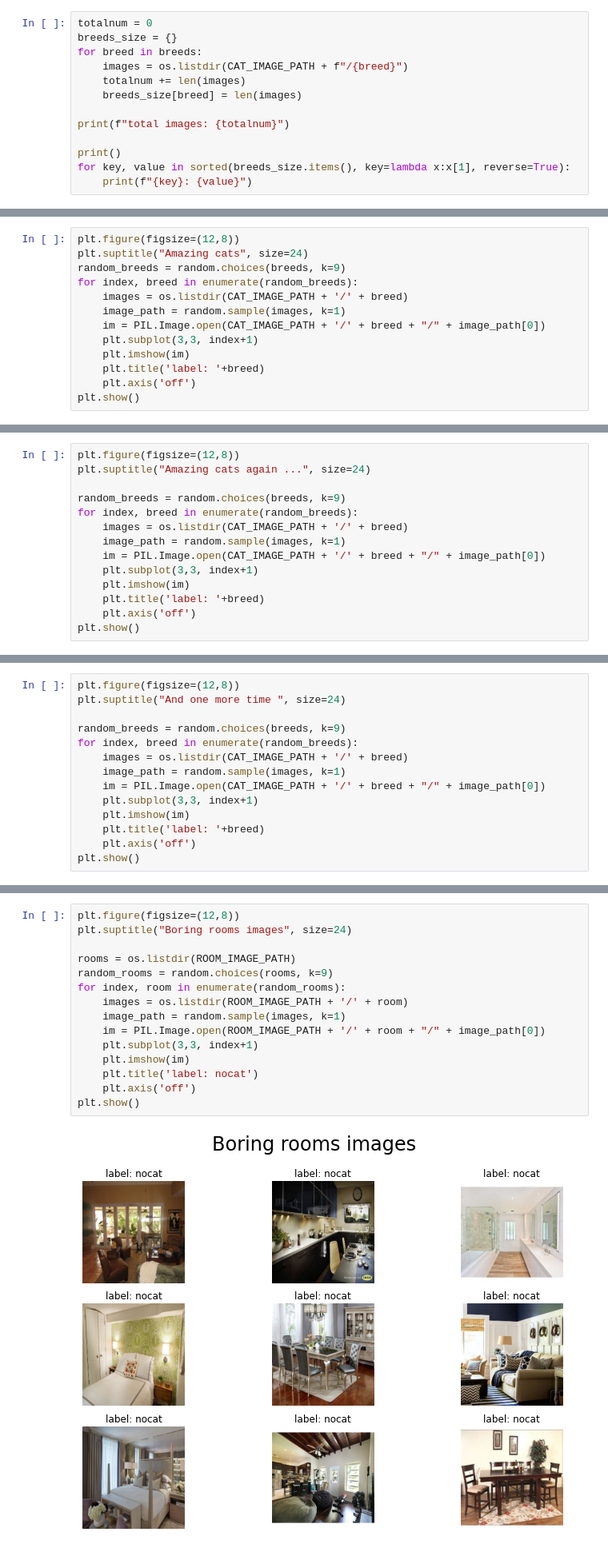
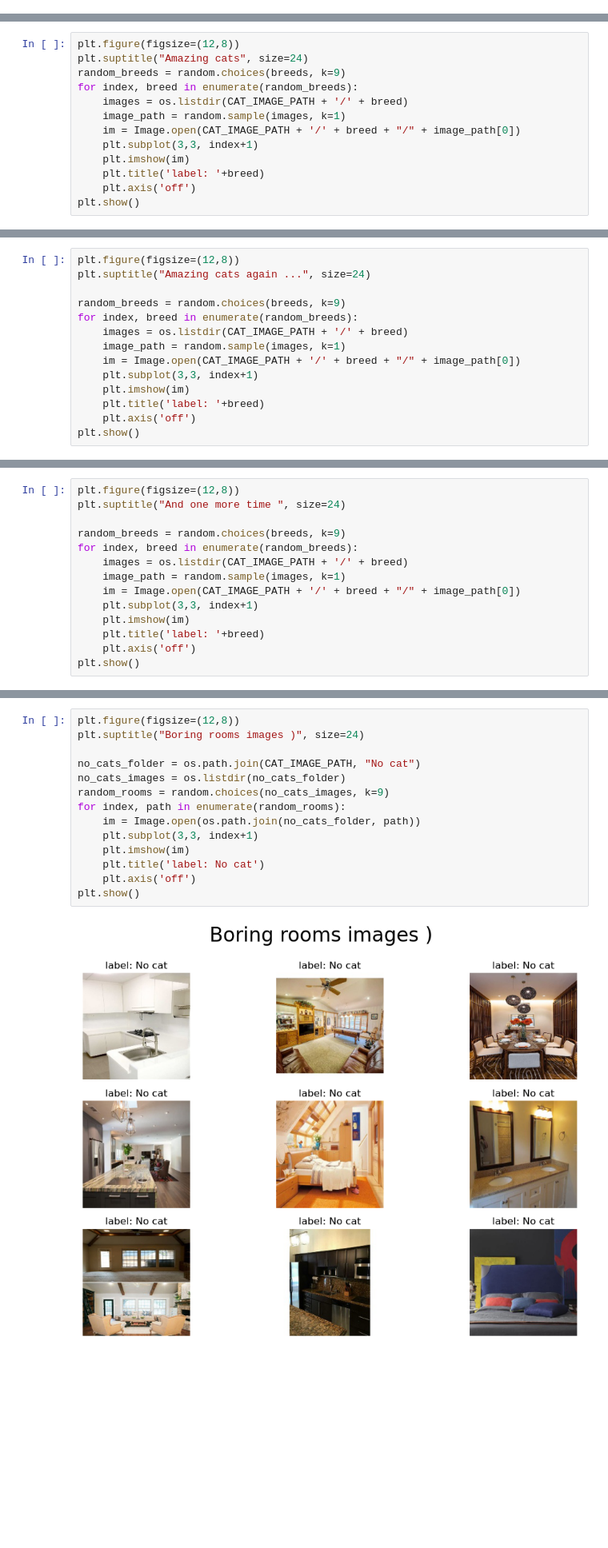
Before and after one commit to rzabolotin/ml_zoomcamp_2022_project_2, a Jupyter notebook: notebooks/EDA.ipynb, the cells around one changed output, grey strips where cells are left out. Shown at 80% size. Drawn from its saved outputs; the diff is of its cells as text; blank space fills up the shorter version.

```diff
--- a/notebooks/EDA.ipynb
+++ b/notebooks/EDA.ipynb
@@ -45,13 +11,0 @@ We have 67 breeds
-# %%
-totalnum = 0
-breeds_size = {}
-for breed in breeds:
-    images = os.listdir(CAT_IMAGE_PATH + f"/{breed}")
-    totalnum += len(images)
-    breeds_size[breed] = len(images)
-
-print(f"total images: {totalnum}")
-
-print()
-for key, value in sorted(breeds_size.items(), key=lambda x:x[1], reverse=True):
-    print(f"{key}: {value}")
@@ -84,7 +60,7 @@ random_breeds = random.choices(breeds, k=9)
 for index, breed in enumerate(random_breeds):
     images = os.listdir(CAT_IMAGE_PATH + '/' + breed)
     image_path = random.sample(images, k=1)
-    im = PIL.Image.open(CAT_IMAGE_PATH + '/' + breed + "/" + image_path[0])
+    im = Image.open(CAT_IMAGE_PATH + '/' + breed + "/" + image_path[0])
     plt.subplot(3,3, index+1)
     plt.imshow(im)
     plt.title('label: '+breed)
@@ -102,7 +78,7 @@ random_breeds = random.choices(breeds, k=9)
 for index, breed in enumerate(random_breeds):
     images = os.listdir(CAT_IMAGE_PATH + '/' + breed)
     image_path = random.sample(images, k=1)
-    im = PIL.Image.open(CAT_IMAGE_PATH + '/' + breed + "/" + image_path[0])
+    im = Image.open(CAT_IMAGE_PATH + '/' + breed + "/" + image_path[0])
     plt.subplot(3,3, index+1)
     plt.imshow(im)
     plt.title('label: '+breed)
@@ -118,7 +94,7 @@ random_breeds = random.choices(breeds, k=9)
 for index, breed in enumerate(random_breeds):
     images = os.listdir(CAT_IMAGE_PATH + '/' + breed)
     image_path = random.sample(images, k=1)
-    im = PIL.Image.open(CAT_IMAGE_PATH + '/' + breed + "/" + image_path[0])
+    im = Image.open(CAT_IMAGE_PATH + '/' + breed + "/" + image_path[0])
     plt.subplot(3,3, index+1)
     plt.imshow(im)
     plt.title('label: '+breed)
@@ -131,18 +107,17 @@ plt.show()
 But is's may be not so fun
 # %%
 plt.figure(figsize=(12,8))
-plt.suptitle("Boring rooms images", size=24)
+plt.suptitle("Boring rooms images )", size=24)
 
-rooms = os.listdir(ROOM_IMAGE_PATH)
-random_rooms = random.choices(rooms, k=9)
-for index, room in enumerate(random_rooms):
-    images = os.listdir(ROOM_IMAGE_PATH + '/' + room)
-    image_path = random.sample(images, k=1)
-    im = PIL.Image.open(ROOM_IMAGE_PATH + '/' + room + "/" + image_path[0])
+no_cats_folder = os.path.join(CAT_IMAGE_PATH, "No cat")
+no_cats_images = os.listdir(no_cats_folder)
+random_rooms = random.choices(no_cats_images, k=9)
+for index, path in enumerate(random_rooms):
+    im = Image.open(os.path.join(no_cats_folder, path))
     plt.subplot(3,3, index+1)
     plt.imshow(im)
-    plt.title('label: nocat')
+    plt.title('label: No cat')
     plt.axis('off')
 plt.show()
 # %% [output]
-[figure, old version]
+[figure, new version]
```
Also changed, not shown: parts of 30 cells of this notebook.
